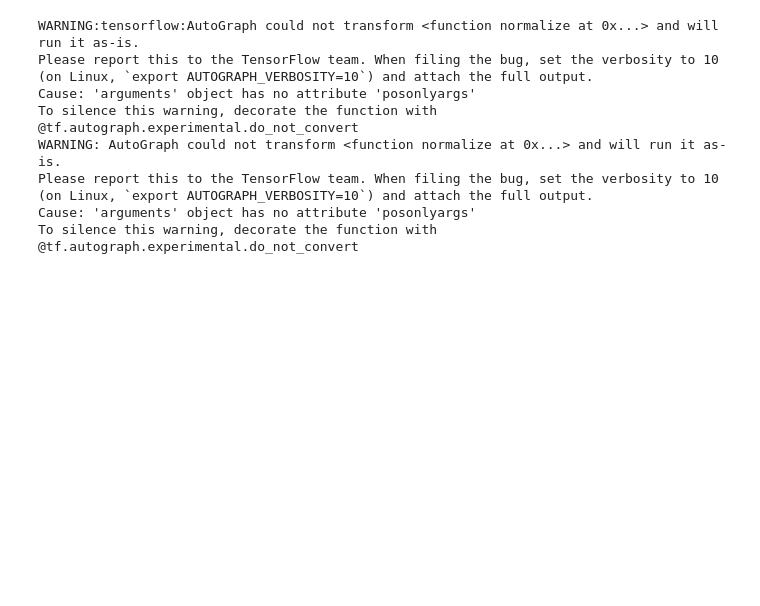
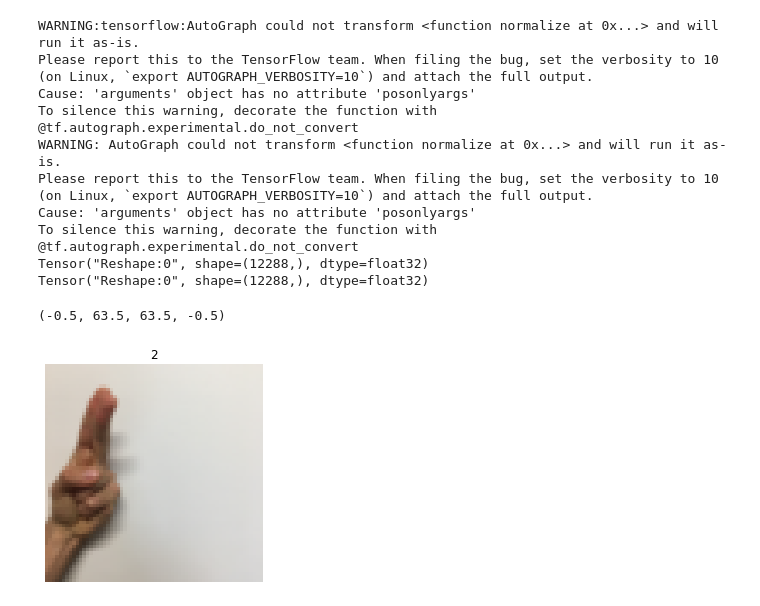
Before and after one commit to AbdulazizAlswaji/ML_examples, a Jupyter notebook: 02.hand-recognition/02.hand-recognition.ipynb, the cells around one changed output. Drawn from its saved outputs; the diff is of its cells as text; code cells hidden in the pictures; blank space fills up the shorter version.

```diff
--- a/02.hand-recognition/02.hand-recognition.ipynb
+++ b/02.hand-recognition/02.hand-recognition.ipynb
@@ -8,0 +9,4 @@ test_dataset = h5py.File('datasets/test_signs.h5', "r")
+# %%
+it = iter(test_dataset)
+for i in range(3):
+    print(next(it))
@@ -19,7 +52,7 @@ def normalize(image):
     return image
 # %%
-new_train = x_train.map((normalize))
-new_test = x_test.map((normalize))
+new_train = x_train.map(normalize)
+new_test = x_test.map(normalize)
 # %% [output]
 WARNING:tensorflow:AutoGraph could not transform <function normalize at 0x...> and will run it as-is.
 Please report this to the TensorFlow team. When filing the bug, set the verbosity to 10 (on Linux, `export AUTOGRAPH_VERBOSITY=10`) and attach the full output.
@@ -29,4 +62,21 @@ WARNING: AutoGraph could not transform <function normalize at 0x...> and will ru
 Please report this to the TensorFlow team. When filing the bug, set the verbosity to 10 (on Linux, `export AUTOGRAPH_VERBOSITY=10`) and attach the full output.
 Cause: 'arguments' object has no attribute 'posonlyargs'
 To silence this warning, decorate the function with @tf.autograph.experimental.do_not_convert
+Tensor("Reshape:0", shape=(12288,), dtype=float32)
+Tensor("Reshape:0", shape=(12288,), dtype=float32)
+# %%
+index = 666
+it_tr = iter(x_train)
+it_label = iter(y_train)
+
+for i in range(index):
+    tr = next(it_tr)
+    label =next(it_label)
+
+plt.imshow(tr.numpy().astype('uint8'))
+plt.title(label.numpy().astype('uint8'))
+plt.axis('off')
+# %% [output]
+(-0.5, 63.5, 63.5, -0.5)
+[figure, added]
 # %%
```
Also changed, not shown: parts of 19 cells of this notebook.
